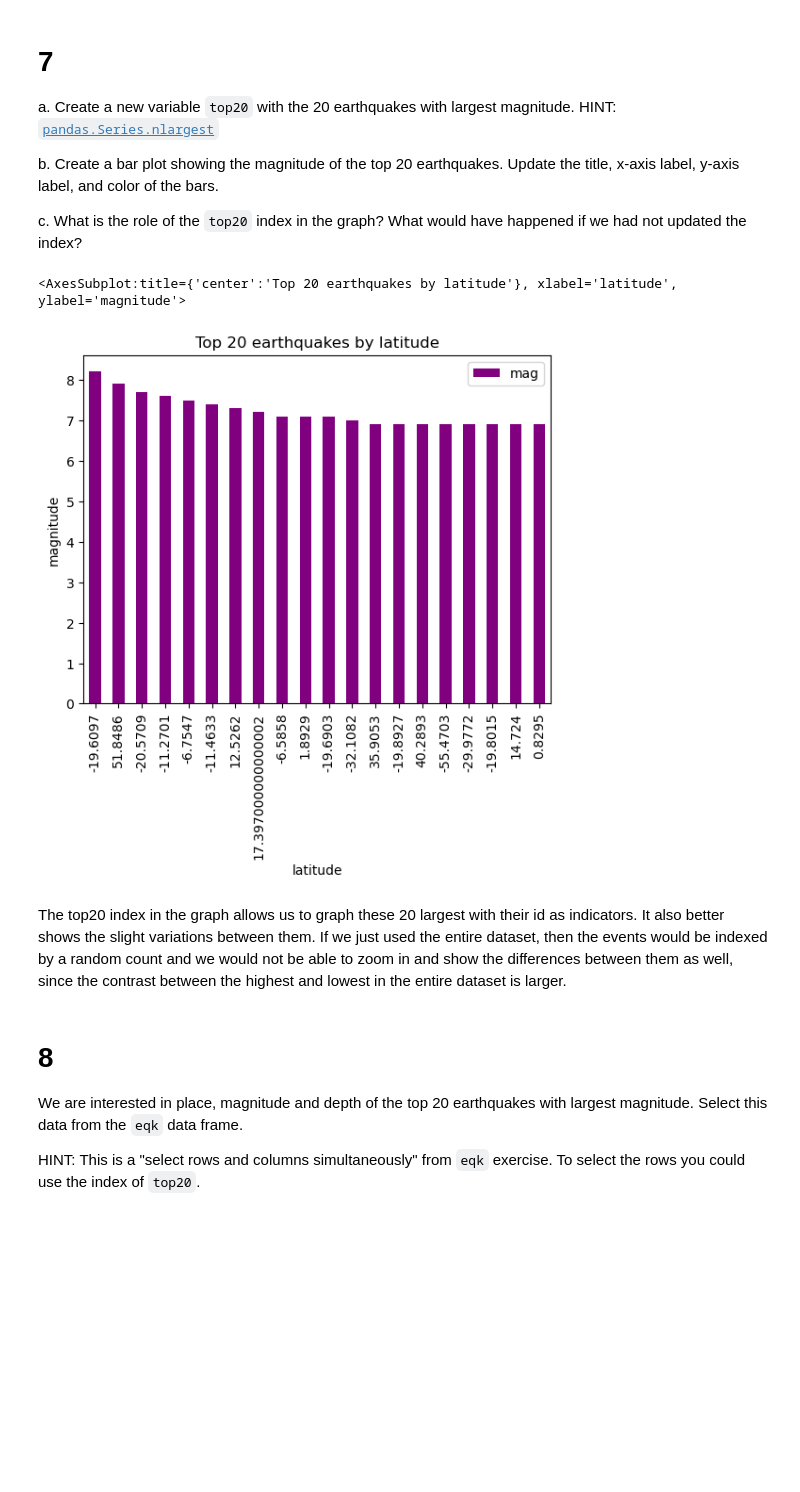
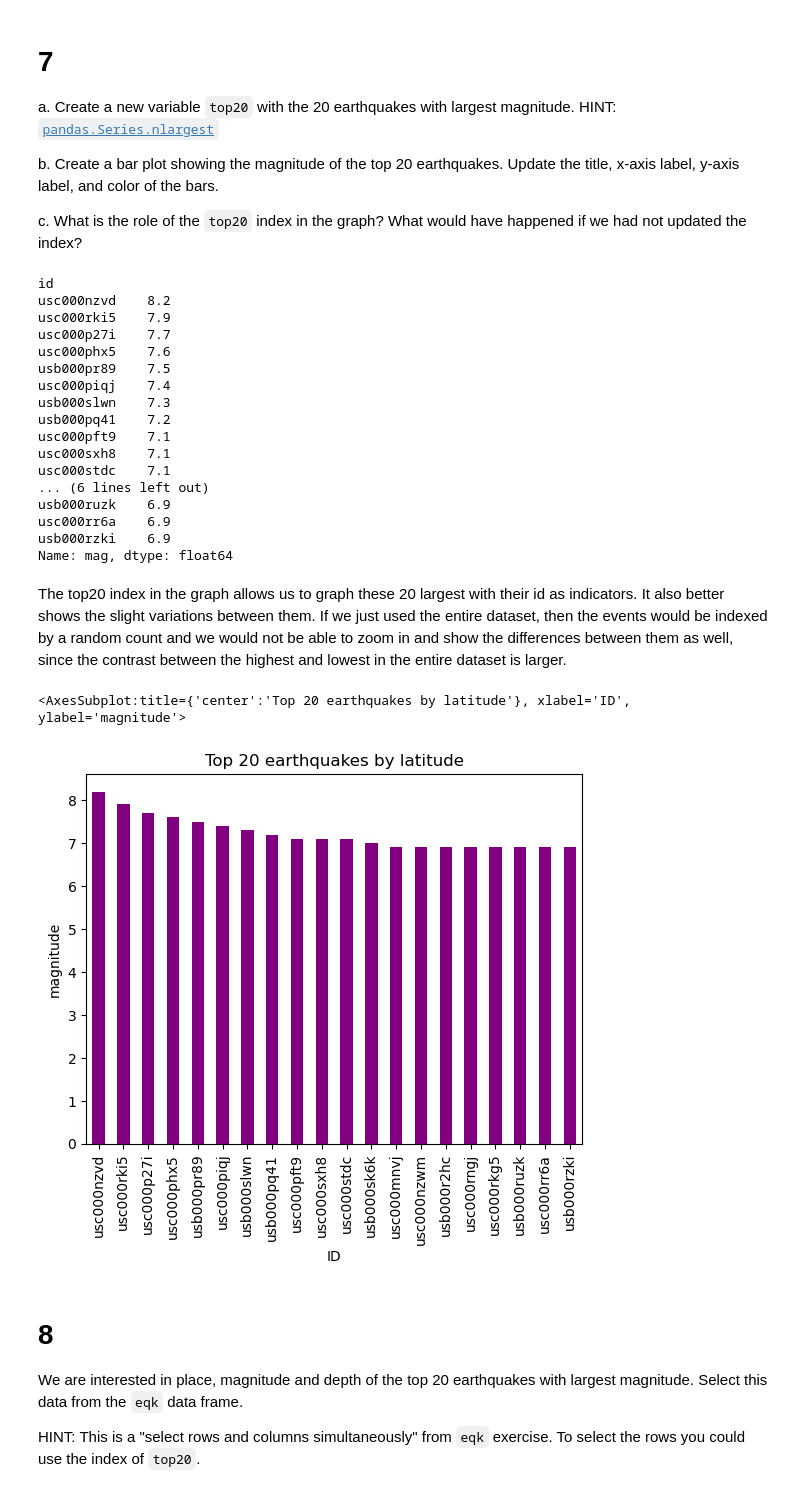
Before and after one commit to lchenhub/eds220-hwk-1, a Jupyter notebook: hwk1-task4.ipynb, the cells around one changed output. Saved outputs shown, nothing was run; the diff lists cells and outputs as text; code cells hidden in the pictures; blank space fills up the shorter version.

```diff
--- a/hwk1-task4.ipynb
+++ b/hwk1-task4.ipynb
@@ -153,22 +158,39 @@ b. Create a bar plot showing the magnitude of the top 20 earthquakes. Update the
 c. What is the role of the `top20` index in the graph? What would have happened if we had not updated the index?
 # %%
 #a, create new variable top20 for 20 largest earthquakes by using .nlargest
-top20 = update_eqk.nlargest(20, 'mag')
-top20
+top20 = update_eqk.mag.nlargest(20)
 
-#b, bar plot
-top20.plot(kind='bar',
-          title = 'Top 20 earthquakes by latitude', #changed title
-           x='latitude',
-           y='mag',
-          xlabel='latitude', #changed xlabel
-          ylabel='magnitude', #changed y label
-          color='purple') #changed color
+top20 #print table
 # %% [output]
-<AxesSubplot:title={'center':'Top 20 earthquakes by latitude'}, xlabel='latitude', ylabel='magnitude'>
+id
+usc000nzvd    8.2
+usc000rki5    7.9
+usc000p27i    7.7
+usc000phx5    7.6
+usb000pr89    7.5
+usc000piqj    7.4
+usb000slwn    7.3
+usb000pq41    7.2
+usc000pft9    7.1
+usc000sxh8    7.1
+usc000stdc    7.1
+... (6 lines left out)
+usb000ruzk    6.9
+usc000rr6a    6.9
+usb000rzki    6.9
+Name: mag, dtype: float64
-[figure, removed]
 # %% [markdown]
 The top20 index in the graph allows us to graph these 20 largest with their id as indicators. It also better shows the slight variations between them. If we just used the entire dataset, then the events would be indexed by a random count and we would not be able to zoom in and show the differences between them as well, since the contrast between the highest and lowest in the entire dataset is larger.
+# %%
+#b, bar plot
+top20.plot(kind='bar',
+          title = 'Top 20 earthquakes by latitude', #changed title
+          xlabel='ID', #changed xlabel
+          ylabel='magnitude', #changed y label
+          color='purple') #changed color
+# %% [output]
+<AxesSubplot:title={'center':'Top 20 earthquakes by latitude'}, xlabel='ID', ylabel='magnitude'>
+[figure, added]
 # %% [markdown]
 # 8
 We are interested in place, magnitude and depth of the top 20 earthquakes with largest magnitude. Select this data from the `eqk` data frame.
```
Also changed, not shown: parts of 9 cells of this notebook.
